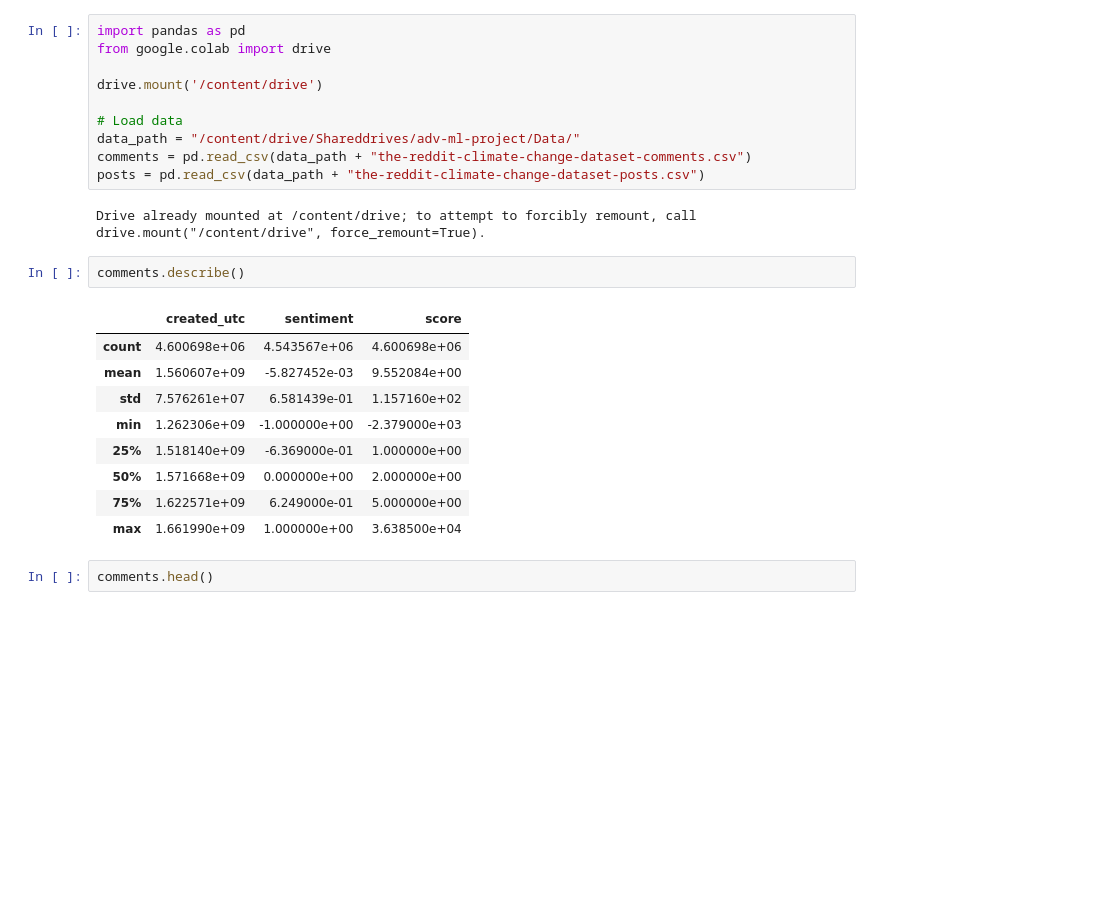
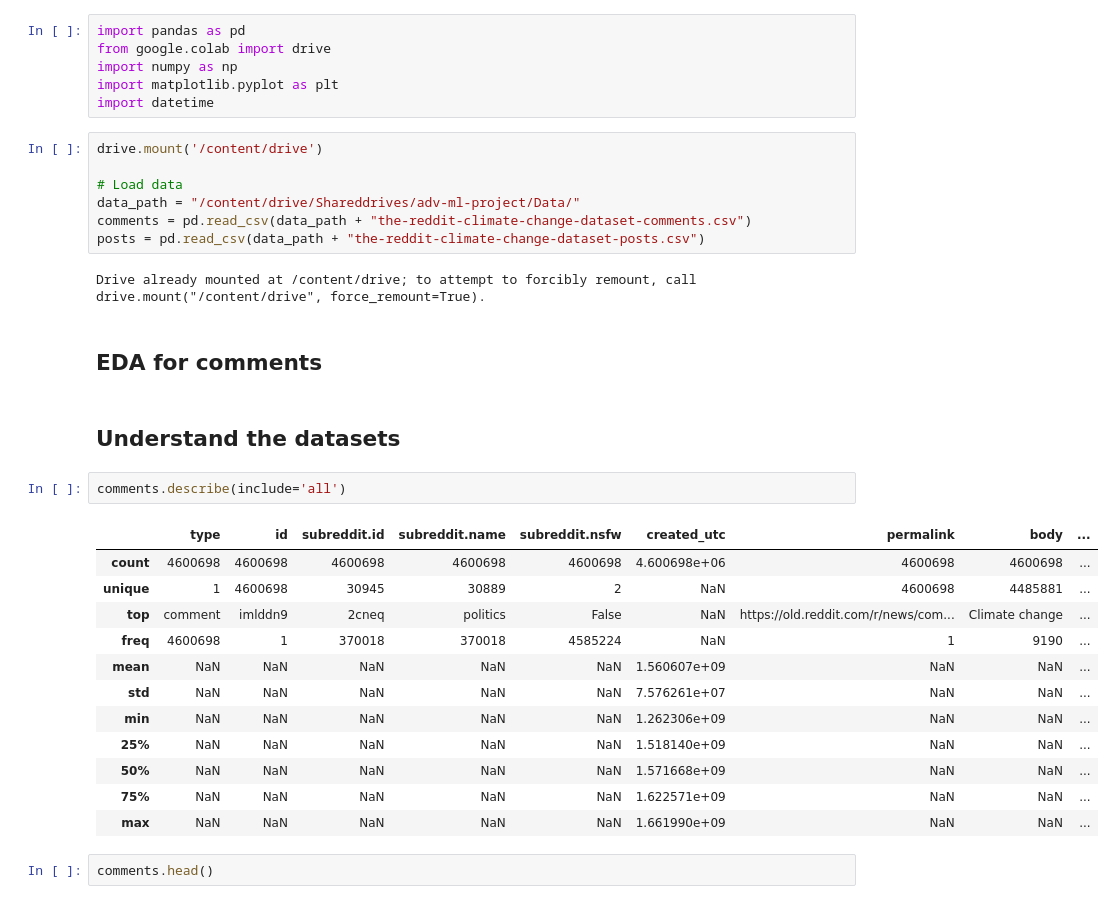
Before and after one commit to jimenasalinas/RedditGoesGreen, a Jupyter notebook: harsh_eda.ipynb, the cells around one changed output. Drawn from its saved outputs; the diff is of its cells as text; blank space fills up the shorter version.

```diff
--- a/harsh_eda.ipynb
+++ b/harsh_eda.ipynb
@@ -1,7 +7,10 @@
+# %%
+import pandas as pd
+from google.colab import drive
+import numpy as np
+import matplotlib.pyplot as plt
+import datetime
 # %%
-import pandas as pd
-from google.colab import drive
-
 drive.mount('/content/drive')
 
 # Load data
@@ -10,18 +19,25 @@ comments = pd.read_csv(data_path + "the-reddit-climate-change-dataset-comments.c
 posts = pd.read_csv(data_path + "the-reddit-climate-change-dataset-posts.csv")
 # %% [output]
 Drive already mounted at /content/drive; to attempt to forcibly remount, call drive.mount("/content/drive", force_remount=True).
+# %% [markdown]
+## EDA for comments
+# %% [markdown]
+## Understand the datasets
 # %%
-comments.describe()
+comments.describe(include='all')
 # %% [output]
-|  | created_utc | sentiment | score |
-| count | 4.600698e+06 | 4.543567e+06 | 4.600698e+06 |
-| mean | 1.560607e+09 | -5.827452e-03 | 9.552084e+00 |
-| std | 7.576261e+07 | 6.581439e-01 | 1.157160e+02 |
-| min | 1.262306e+09 | -1.000000e+00 | -2.379000e+03 |
-| 25% | 1.518140e+09 | -6.369000e-01 | 1.000000e+00 |
-| 50% | 1.571668e+09 | 0.000000e+00 | 2.000000e+00 |
-| 75% | 1.622571e+09 | 6.249000e-01 | 5.000000e+00 |
-| max | 1.661990e+09 | 1.000000e+00 | 3.638500e+04 |
+|  | type | id | subreddit.id | subreddit.name | subreddit.nsfw | created_utc | permalink | body | ... |
+| count | 4600698 | 4600698 | 4600698 | 4600698 | 4600698 | 4.600698e+06 | 4600698 | 4600698 | ... |
+| unique | 1 | 4600698 | 30945 | 30889 | 2 | NaN | 4600698 | 4485881 | ... |
+| top | comment | imlddn9 | 2cneq | politics | False | NaN | https://old.reddit.com/r/news/com... | Climate change | ... |
+| freq | 4600698 | 1 | 370018 | 370018 | 4585224 | NaN | 1 | 9190 | ... |
+| mean | NaN | NaN | NaN | NaN | NaN | 1.560607e+09 | NaN | NaN | ... |
+| std | NaN | NaN | NaN | NaN | NaN | 7.576261e+07 | NaN | NaN | ... |
+| min | NaN | NaN | NaN | NaN | NaN | 1.262306e+09 | NaN | NaN | ... |
+| 25% | NaN | NaN | NaN | NaN | NaN | 1.518140e+09 | NaN | NaN | ... |
+| 50% | NaN | NaN | NaN | NaN | NaN | 1.571668e+09 | NaN | NaN | ... |
+| 75% | NaN | NaN | NaN | NaN | NaN | 1.622571e+09 | NaN | NaN | ... |
+| max | NaN | NaN | NaN | NaN | NaN | 1.661990e+09 | NaN | NaN | ... |
 # %%
 comments.head()
 # %% [output]
```
Also changed, not shown: parts of 34 cells of this notebook.
